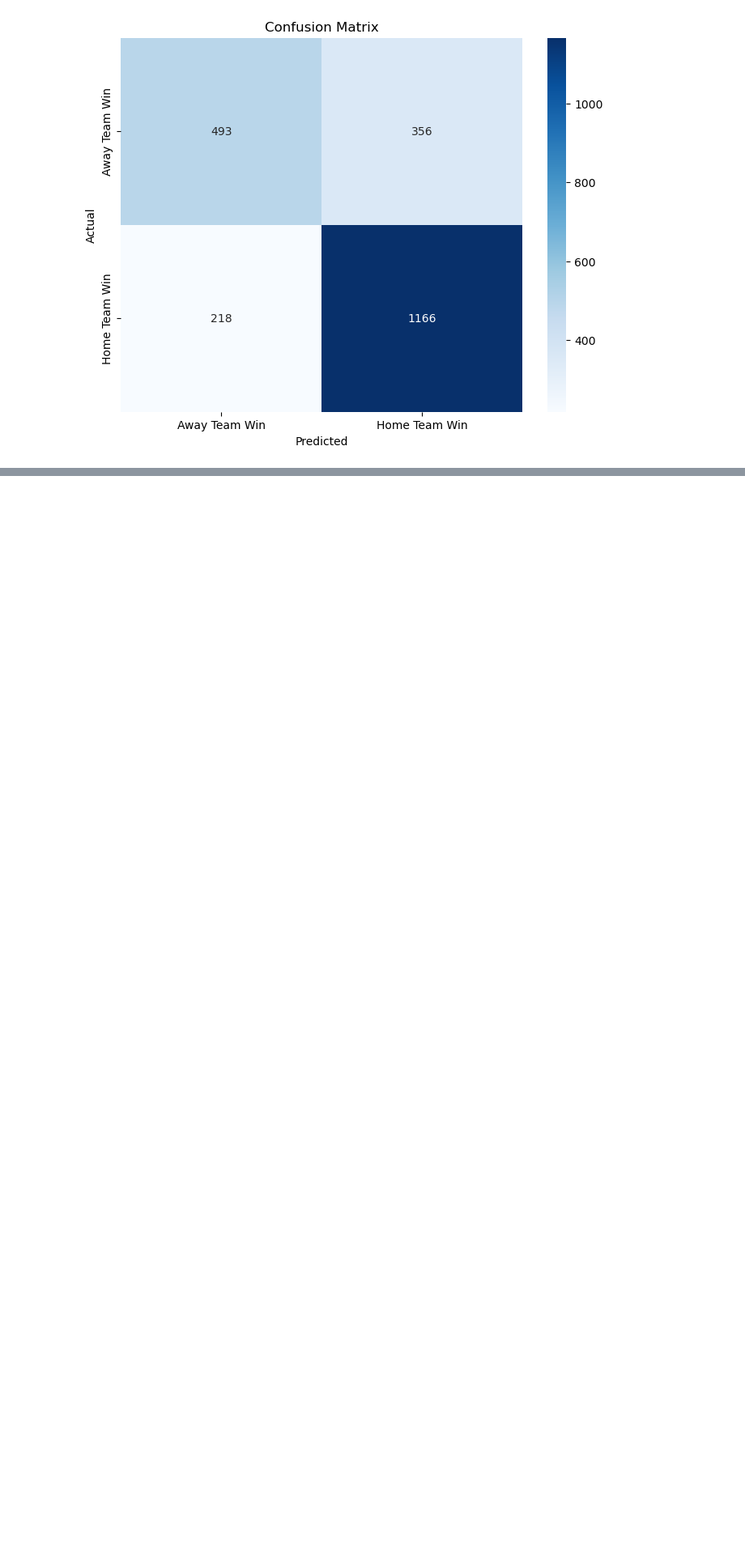
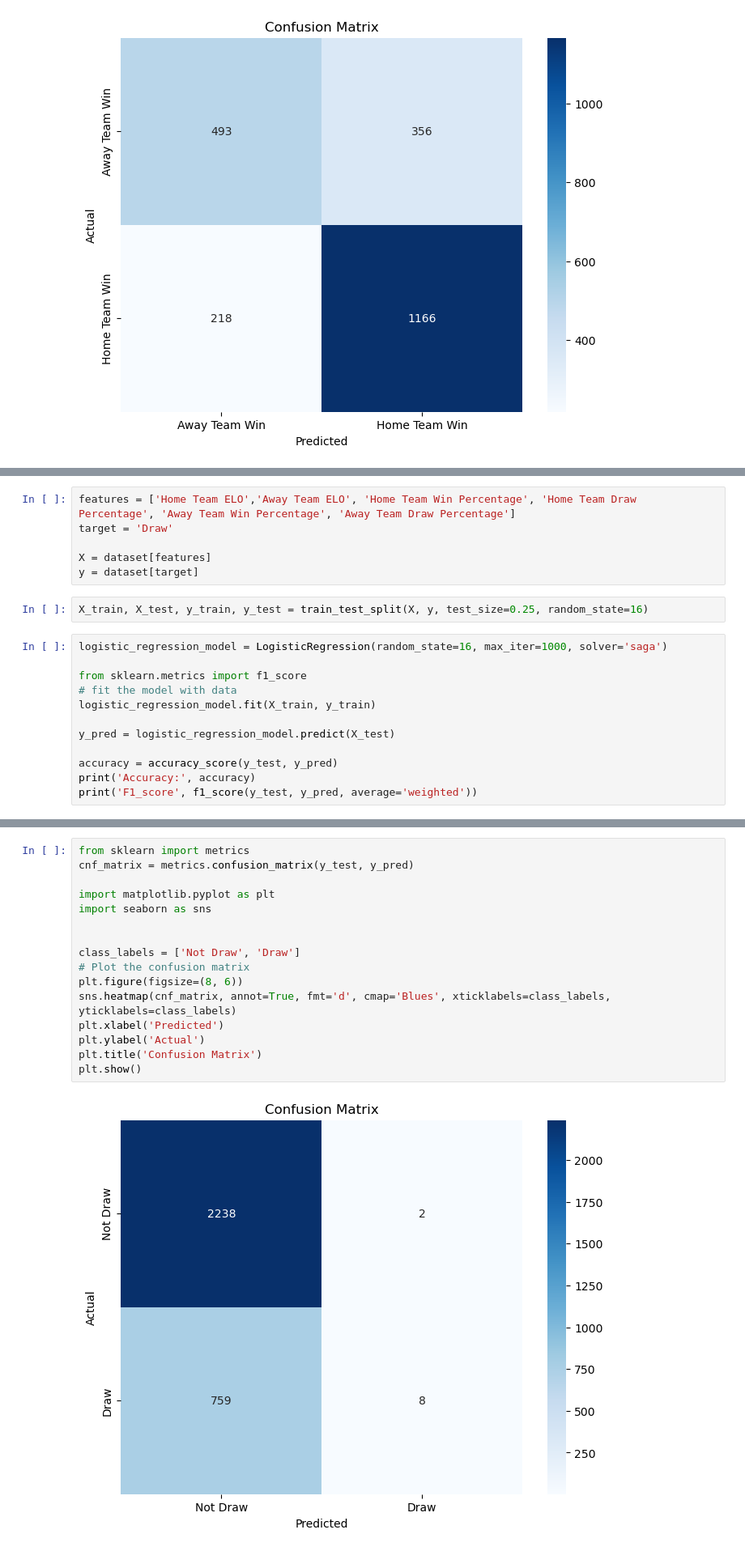
Before and after one commit to ML-Project-PremierInsights/ELO-Insights, a Jupyter notebook: Logistic Regression Models/logistic_regression_updated.ipynb, the cells around one changed output, grey strips where cells are left out. Shown at 81% size. Saved outputs shown, nothing was run; the diff lists cells and outputs as text; blank space fills up the shorter version.

Commit message:
Added a draw dataset to check if model is able to predict draws properly

```diff
--- a/Logistic Regression Models/logistic_regression_updated.ipynb
+++ b/Logistic Regression Models/logistic_regression_updated.ipynb
@@ -123,0 +160,20 @@ plt.show()
+# %%
+features = ['Home Team ELO','Away Team ELO', 'Home Team Win Percentage', 'Home Team Draw Percentage', 'Away Team Win Percentage', 'Away Team Draw Percentage']
+target = 'Draw'
+
+X = dataset[features]
+y = dataset[target]
+# %%
+X_train, X_test, y_train, y_test = train_test_split(X, y, test_size=0.25, random_state=16)
+# %%
+logistic_regression_model = LogisticRegression(random_state=16, max_iter=1000, solver='saga')
+
+from sklearn.metrics import f1_score
+# fit the model with data
+logistic_regression_model.fit(X_train, y_train)
+
+y_pred = logistic_regression_model.predict(X_test)
+
+accuracy = accuracy_score(y_test, y_pred)
+print('Accuracy:', accuracy)
+print('F1_score', f1_score(y_test, y_pred, average='weighted'))
@@ -123,0 +183,18 @@ plt.show()
+# %%
+from sklearn import metrics
+cnf_matrix = metrics.confusion_matrix(y_test, y_pred)
+
+import matplotlib.pyplot as plt
+import seaborn as sns
+
+
+class_labels = ['Not Draw', 'Draw']
+# Plot the confusion matrix
+plt.figure(figsize=(8, 6))
+sns.heatmap(cnf_matrix, annot=True, fmt='d', cmap='Blues', xticklabels=class_labels, yticklabels=class_labels)
+plt.xlabel('Predicted')
+plt.ylabel('Actual')
+plt.title('Confusion Matrix')
+plt.show()
+# %% [output]
+[figure, added]
```
Also changed, not shown: parts of 2 cells of this notebook, 1 other file.
